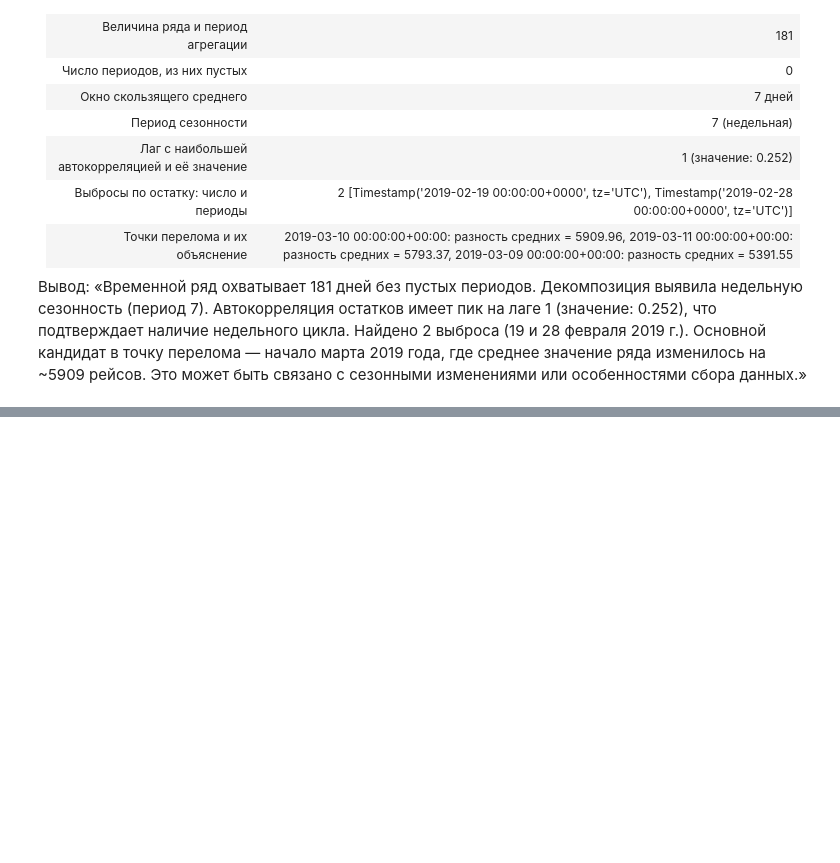
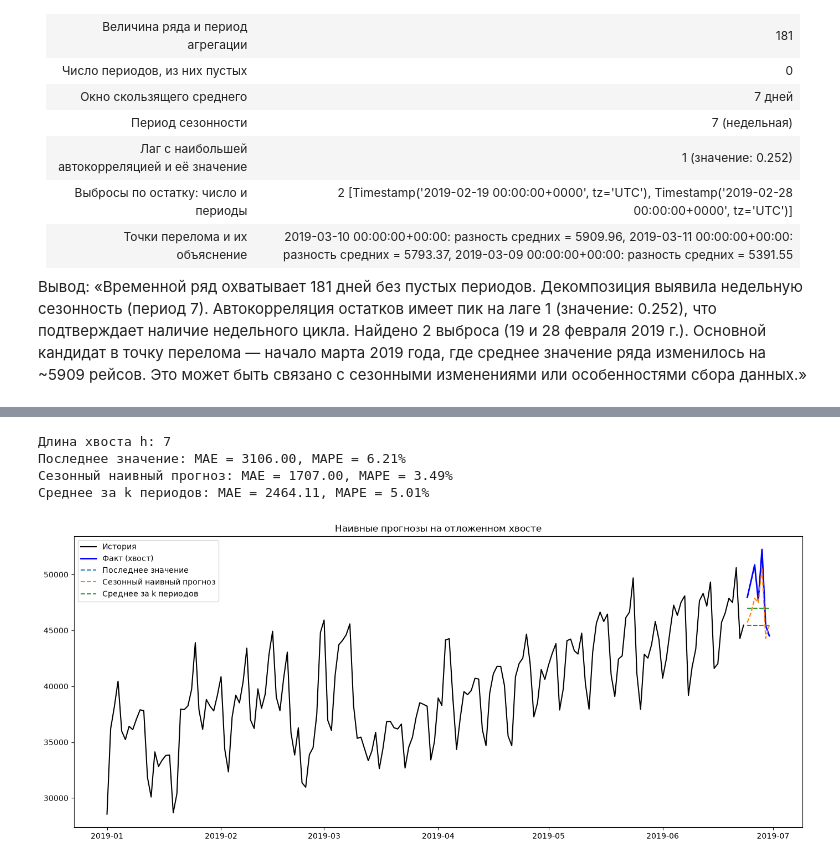
Before and after one commit to smitila9-maker/data-analysis-lab1, a Jupyter notebook: notebooks/08_series.ipynb, the cells around one changed output, grey strips where cells are left out. Cells and saved outputs as stored; diff of their text form; code cells hidden in the pictures; blank space fills up the shorter version.

Commit message:
feat: complete naive forecasting and conclusions

```diff
--- a/notebooks/08_series.ipynb
+++ b/notebooks/08_series.ipynb
@@ -67,0 +95,29 @@ best_lag, best_val = plot_autocorrelation(resid_series)
+# %%
+from src.series import naive_forecasts
+
+# h = 7 (прогноз на неделю), season = 7 (недельная сезонность)
+tail, preds, results = naive_forecasts(series, h=7, season=7, k=4)
+
+print(f"Длина хвоста h: {len(tail)}")
+for name, (mae_val, mape_val) in results.items():
+    print(f"{name}: MAE = {mae_val:.2f}, MAPE = {mape_val:.2f}%")
+
+# Строим график с прогнозами
+fig, ax = plt.subplots(figsize=(14, 6))
+ax.plot(series.index[:-7], series.values[:-7], label='История', color='black')
+ax.plot(tail.index, tail.values, label='Факт (хвост)', color='blue', linewidth=2)
+
+for name, pred in preds.items():
+    ax.plot(tail.index, pred, label=name, linestyle='--')
+
+ax.set_title('Наивные прогнозы на отложенном хвосте')
+ax.legend()
+plt.tight_layout()
+plt.savefig('../plots/08_naive_forecast.png', dpi=150)
+plt.show()
+# %% [output]
+Длина хвоста h: 7
+Последнее значение: MAE = 3106.00, MAPE = 6.21%
+Сезонный наивный прогноз: MAE = 1707.00, MAPE = 3.49%
+Среднее за k периодов: MAE = 2464.11, MAPE = 5.01%
+[figure, added]
```
Also changed, not shown: parts of 2 cells of this notebook, 1 other file.
